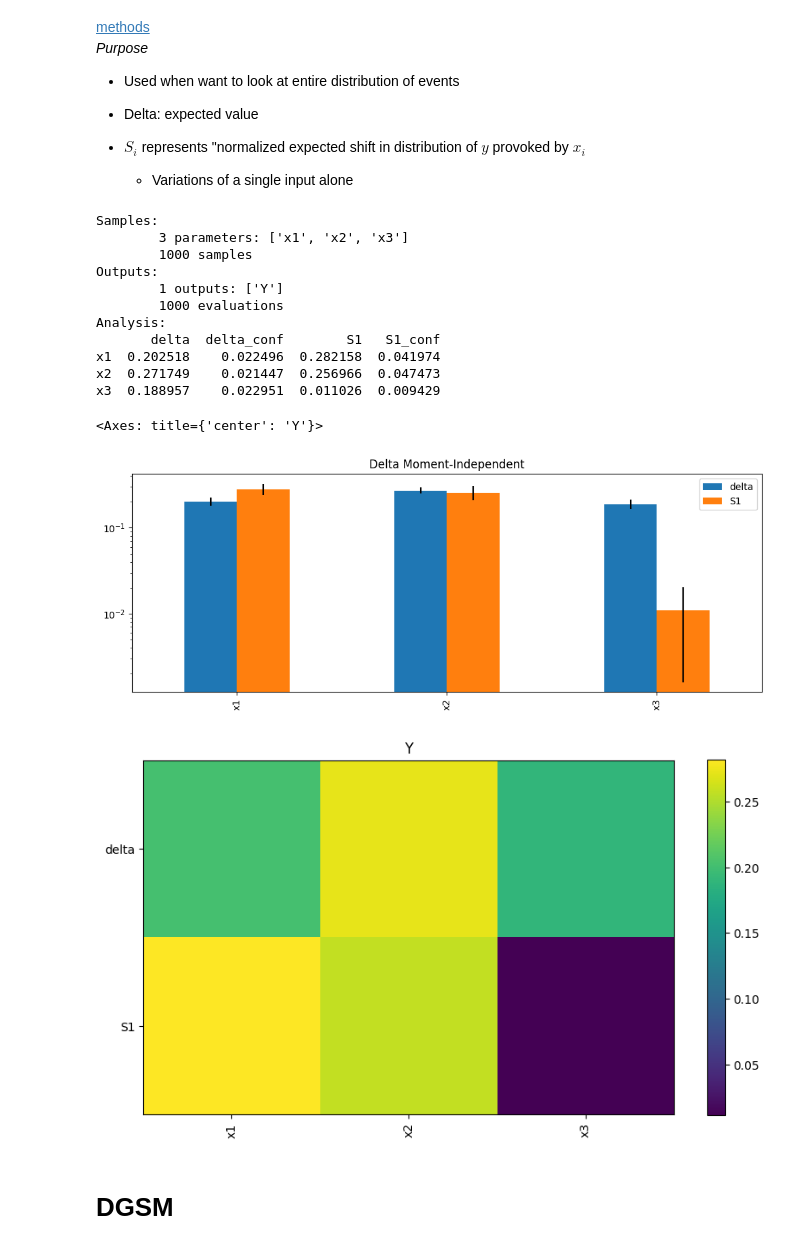
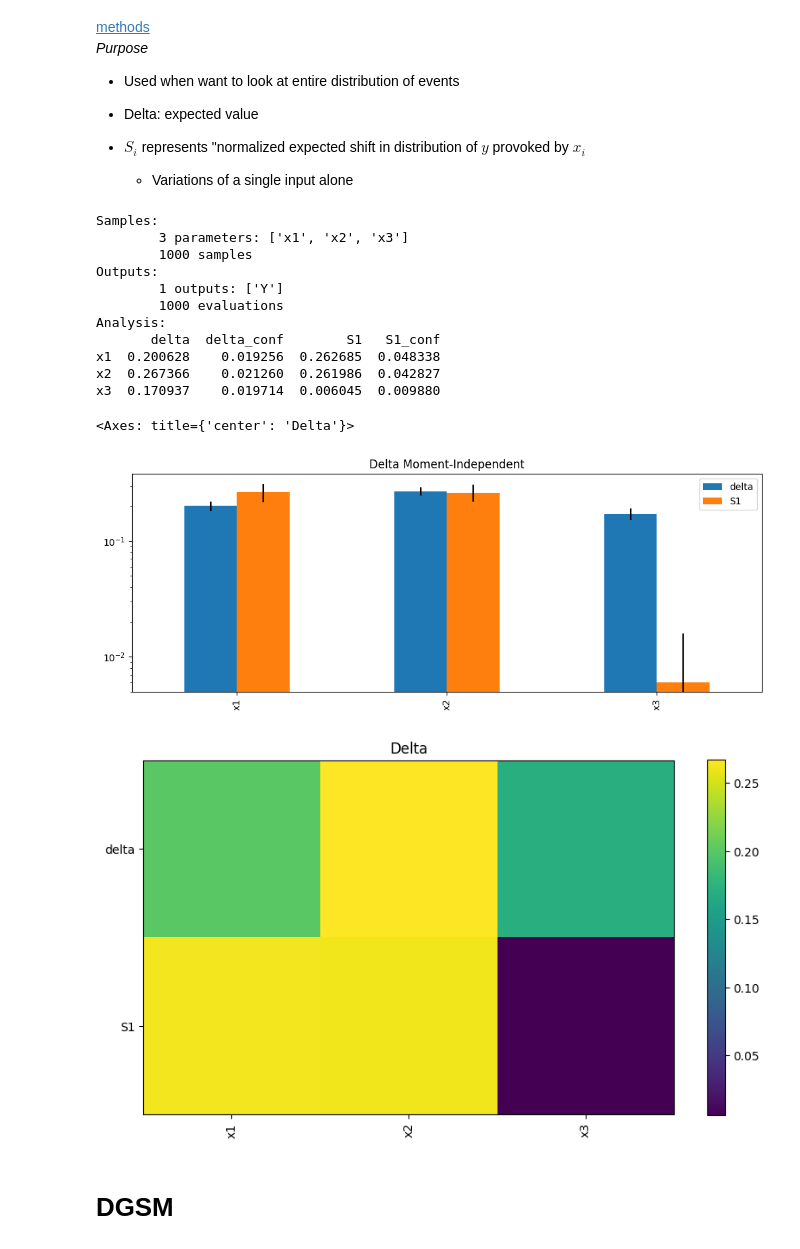
Before and after one commit to AllmieBloom/summer24, a Jupyter notebook: salib_exploration.ipynb, the cells around one changed output. Saved outputs shown, nothing was run; the diff lists cells and outputs as text; code cells hidden in the pictures.

```diff
--- a/salib_exploration.ipynb
+++ b/salib_exploration.ipynb
@@ -557,40 +482,40 @@ sp = ProblemSpec({
     'num_vars': 3,
     'names': ['x1', 'x2', 'x3'],
     'bounds': [[-3.14159265359, 3.14159265359],
                [-3.14159265359, 3.14159265359],
                [-3.14159265359, 3.14159265359]]
 })
 
 # TODO ?? any sample
 (sp.sample_latin(1000).evaluate(Ishigami.evaluate).analyze_delta())
 print(sp)
 
 df_delta = sp.to_df() # convert to pandas dataframe object
 
 # === Plotting results ===
 axes = sp.plot() #  returns matplotlib axes object
 axes.set_yscale('log') # set plot to log scale
 fig = plt.gcf() # get current figure
 fig.set_size_inches(10, 4)
 plt.title(label="Delta Moment-Independent")
 plt.tight_layout()
 
-sp.heatmap()
+sp.heatmap(title=f"Delta")
 # %% [output]
 Samples:
         3 parameters: ['x1', 'x2', 'x3']
         1000 samples
 Outputs:
         1 outputs: ['Y']
         1000 evaluations
 Analysis:
        delta  delta_conf        S1   S1_conf
-x1  0.202518    0.022496  0.282158  0.041974
-x2  0.271749    0.021447  0.256966  0.047473
-x3  0.188957    0.022951  0.011026  0.009429
+x1  0.200628    0.019256  0.262685  0.048338
+x2  0.267366    0.021260  0.261986  0.042827
+x3  0.170937    0.019714  0.006045  0.009880
-<Axes: title={'center': 'Y'}>
+<Axes: title={'center': 'Delta'}>
-[figure, old version]
+[figure, new version]
-[figure, old version]
+[figure, new version]
 # %%
 # ==== Delta Moment-Independent ~ Sobol G-Function ===
 from SALib.test_functions import Sobol_G
```
Also changed, not shown: parts of 34 cells of this notebook.
